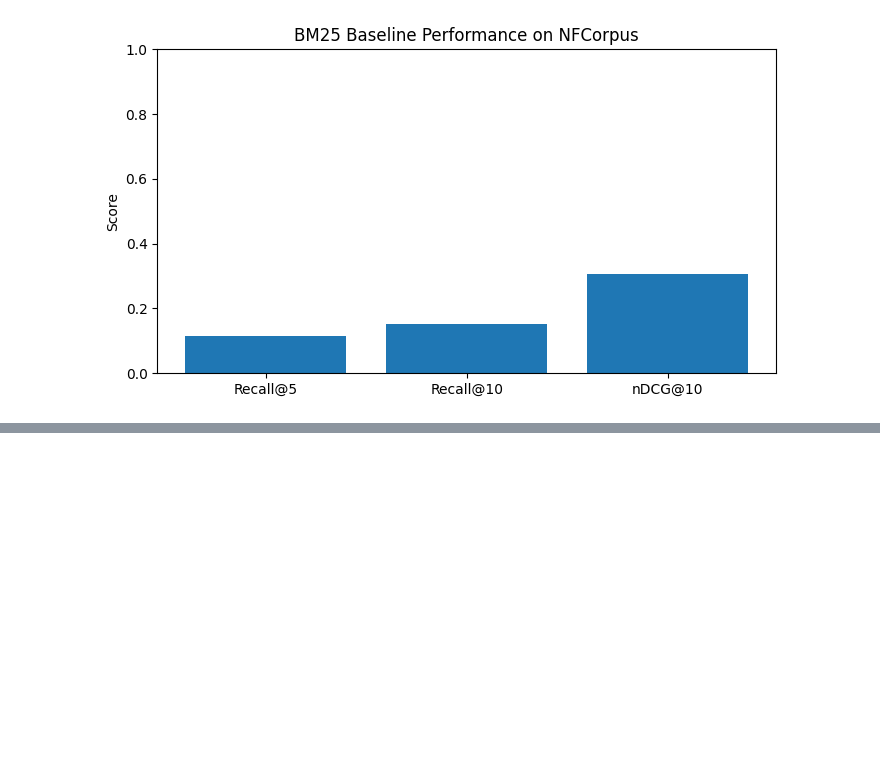
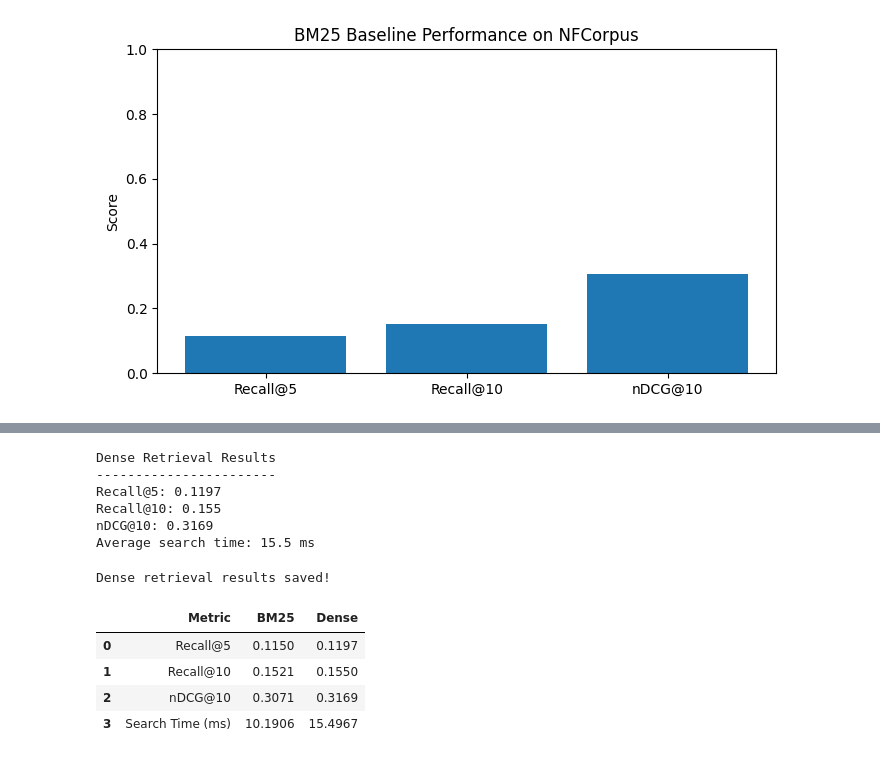
Before and after one commit to rachana1707-S/Adaptive-MedRAG, a Jupyter notebook: notebooks/01_retrieval.ipynb, the cells around one changed output, grey strips where cells are left out. Cells and saved outputs as stored; diff of their text form; code cells hidden in the pictures; blank space fills up the shorter version.

```diff
--- a/notebooks/01_retrieval.ipynb
+++ b/notebooks/01_retrieval.ipynb
@@ -605,0 +845,72 @@ files.download("results/bm25_metrics.png")
+# %%
+# Calculating the average metrics across the test queries
+
+dense_summary = dense_evaluation_df[
+    ["recall_5", "recall_10", "ndcg_10", "search_time_ms"]
+].mean()
+
+print("Dense Retrieval Results")
+print("-----------------------")
+
+print("Recall@5:", round(dense_summary["recall_5"], 4))
+print("Recall@10:", round(dense_summary["recall_10"], 4))
+print("nDCG@10:", round(dense_summary["ndcg_10"], 4))
+print("Average search time:",
+      round(dense_summary["search_time_ms"], 2), "ms")
+# %% [output]
+Dense Retrieval Results
+-----------------------
+Recall@5: 0.1197
+Recall@10: 0.155
+nDCG@10: 0.3169
+Average search time: 15.5 ms
+# %%
+# Saving dense retrieval metrics for our final comparison
+
+dense_evaluation_df.to_csv(
+    RESULTS_DIR / "dense_per_query.csv",
+    index=False
+)
+
+dense_summary_df = dense_summary.reset_index()
+dense_summary_df.columns = ["metric", "value"]
+
+dense_summary_df.to_csv(
+    RESULTS_DIR / "dense_summary.csv",
+    index=False
+)
+
+print("Dense retrieval results saved!")
+# %% [output]
+Dense retrieval results saved!
+# %%
+# Comparing the average results from BM25 and dense retrieval
+
+comparison = pd.DataFrame({
+    "Metric": [
+        "Recall@5",
+        "Recall@10",
+        "nDCG@10",
+        "Search Time (ms)"
+    ],
+    "BM25": [
+        summary["recall_5"],
+        summary["recall_10"],
+        summary["ndcg_10"],
+        summary["search_time_ms"]
+    ],
+    "Dense": [
+        dense_summary["recall_5"],
+        dense_summary["recall_10"],
+        dense_summary["ndcg_10"],
+        dense_summary["search_time_ms"]
+    ]
+})
+
+display(comparison.round(4))
+# %% [output]
+|  | Metric | BM25 | Dense |
+| 0 | Recall@5 | 0.1150 | 0.1197 |
+| 1 | Recall@10 | 0.1521 | 0.1550 |
+| 2 | nDCG@10 | 0.3071 | 0.3169 |
+| 3 | Search Time (ms) | 10.1906 | 15.4967 |
```
Also changed, not shown: parts of 12 cells of this notebook.
